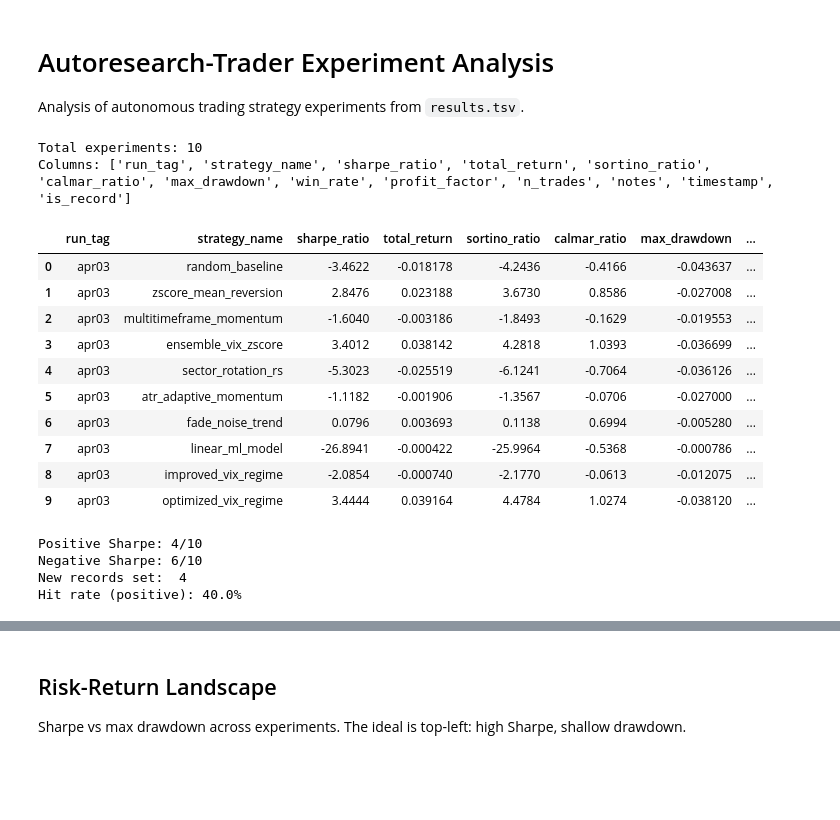
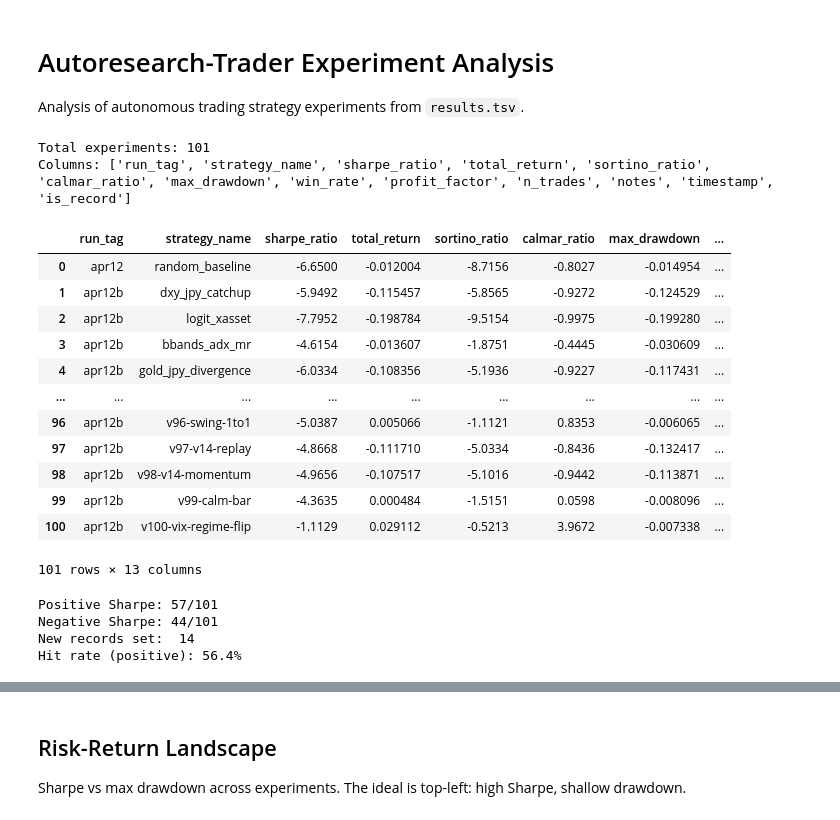
Before and after one commit to arshchawla21/autoresearch-trader, a Jupyter notebook: analysis.ipynb, the cells around one changed output, grey strips where cells are left out. Saved outputs shown, nothing was run; the diff lists cells and outputs as text; code cells hidden in the pictures; blank space fills up the shorter version.

```diff
--- a/analysis.ipynb
+++ b/analysis.ipynb
@@ -5,38 +5,40 @@ Analysis of autonomous trading strategy experiments from `results.tsv`.
 # %%
 import pandas as pd
 import matplotlib.pyplot as plt
 import numpy as np
 
 df = pd.read_csv("results.tsv", sep="\t")
 for col in ["sharpe_ratio", "total_return", "max_drawdown", "avg_turnover",
             "training_seconds", "total_seconds", "peak_vram_mb", "num_params"]:
     if col in df.columns:
         df[col] = pd.to_numeric(df[col], errors="coerce")
 
-df["is_record"] = df["sharpe_ratio"].cummax() == df["sharpe_ratio"]
+df["is_record"] = df["total_return"].cummax() == df["total_return"]
 # First occurrence of each cummax value only
-df["is_record"] = df["is_record"] & (~df["sharpe_ratio"].duplicated(keep="first"))
+df["is_record"] = df["is_record"] & (~df["total_return"].duplicated(keep="first"))
 
 print(f"Total experiments: {len(df)}")
 print(f"Columns: {list(df.columns)}")
 df
 # %% [output]
-Total experiments: 10
+Total experiments: 101
 Columns: ['run_tag', 'strategy_name', 'sharpe_ratio', 'total_return', 'sortino_ratio', 'calmar_ratio', 'max_drawdown', 'win_rate', 'profit_factor', 'n_trades', 'notes', 'timestamp', 'is_record']
 |  | run_tag | strategy_name | sharpe_ratio | total_return | sortino_ratio | calmar_ratio | max_drawdown | ... |
-| 0 | apr03 | random_baseline | -3.4622 | -0.018178 | -4.2436 | -0.4166 | -0.043637 | ... |
-| 1 | apr03 | zscore_mean_reversion | 2.8476 | 0.023188 | 3.6730 | 0.8586 | -0.027008 | ... |
-| 2 | apr03 | multitimeframe_momentum | -1.6040 | -0.003186 | -1.8493 | -0.1629 | -0.019553 | ... |
-| 3 | apr03 | ensemble_vix_zscore | 3.4012 | 0.038142 | 4.2818 | 1.0393 | -0.036699 | ... |
-| 4 | apr03 | sector_rotation_rs | -5.3023 | -0.025519 | -6.1241 | -0.7064 | -0.036126 | ... |
-| 5 | apr03 | atr_adaptive_momentum | -1.1182 | -0.001906 | -1.3567 | -0.0706 | -0.027000 | ... |
-| 6 | apr03 | fade_noise_trend | 0.0796 | 0.003693 | 0.1138 | 0.6994 | -0.005280 | ... |
-| 7 | apr03 | linear_ml_model | -26.8941 | -0.000422 | -25.9964 | -0.5368 | -0.000786 | ... |
-| 8 | apr03 | improved_vix_regime | -2.0854 | -0.000740 | -2.1770 | -0.0613 | -0.012075 | ... |
-| 9 | apr03 | optimized_vix_regime | 3.4444 | 0.039164 | 4.4784 | 1.0274 | -0.038120 | ... |
+| 0 | apr12 | random_baseline | -6.6500 | -0.012004 | -8.7156 | -0.8027 | -0.014954 | ... |
+| 1 | apr12b | dxy_jpy_catchup | -5.9492 | -0.115457 | -5.8565 | -0.9272 | -0.124529 | ... |
+| 2 | apr12b | logit_xasset | -7.7952 | -0.198784 | -9.5154 | -0.9975 | -0.199280 | ... |
+| 3 | apr12b | bbands_adx_mr | -4.6154 | -0.013607 | -1.8751 | -0.4445 | -0.030609 | ... |
+| 4 | apr12b | gold_jpy_divergence | -6.0334 | -0.108356 | -5.1936 | -0.9227 | -0.117431 | ... |
+| ... | ... | ... | ... | ... | ... | ... | ... | ... |
+| 96 | apr12b | v96-swing-1to1 | -5.0387 | 0.005066 | -1.1121 | 0.8353 | -0.006065 | ... |
+| 97 | apr12b | v97-v14-replay | -4.8668 | -0.111710 | -5.0334 | -0.8436 | -0.132417 | ... |
+| 98 | apr12b | v98-v14-momentum | -4.9656 | -0.107517 | -5.1016 | -0.9442 | -0.113871 | ... |
+| 99 | apr12b | v99-calm-bar | -4.3635 | 0.000484 | -1.5151 | 0.0598 | -0.008096 | ... |
+| 100 | apr12b | v100-vix-regime-flip | -1.1129 | 0.029112 | -0.5213 | 3.9672 | -0.007338 | ... |
+101 rows × 13 columns
 # %%
-n_positive = (df["sharpe_ratio"] > 0).sum()
-n_negative = (df["sharpe_ratio"] <= 0).sum()
+n_positive = (df["total_return"] > 0).sum()
+n_negative = (df["total_return"] <= 0).sum()
 n_records = df["is_record"].sum()
 
 print(f"Positive Sharpe: {n_positive}/{len(df)}")
@@ -44,10 +46,10 @@ print(f"Negative Sharpe: {n_negative}/{len(df)}")
 print(f"New records set:  {n_records}")
 print(f"Hit rate (positive): {n_positive / len(df):.1%}")
 # %% [output]
-Positive Sharpe: 4/10
-Negative Sharpe: 6/10
-New records set:  4
-Hit rate (positive): 40.0%
+Positive Sharpe: 57/101
+Negative Sharpe: 44/101
+New records set:  14
+Hit rate (positive): 56.4%
 # %%
 # Show record-setting experiments (each one was the best at its time)
 records = df[df["is_record"]].copy()
```
Also changed, not shown: parts of 3 cells of this notebook, 11 other files.
